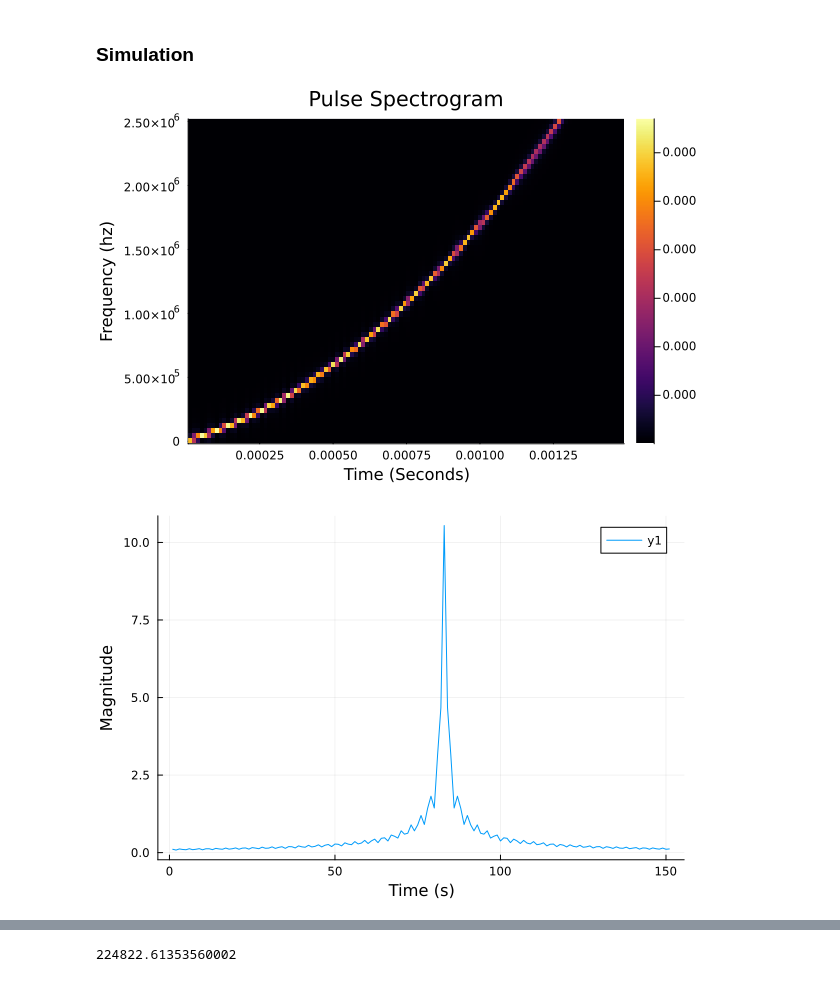
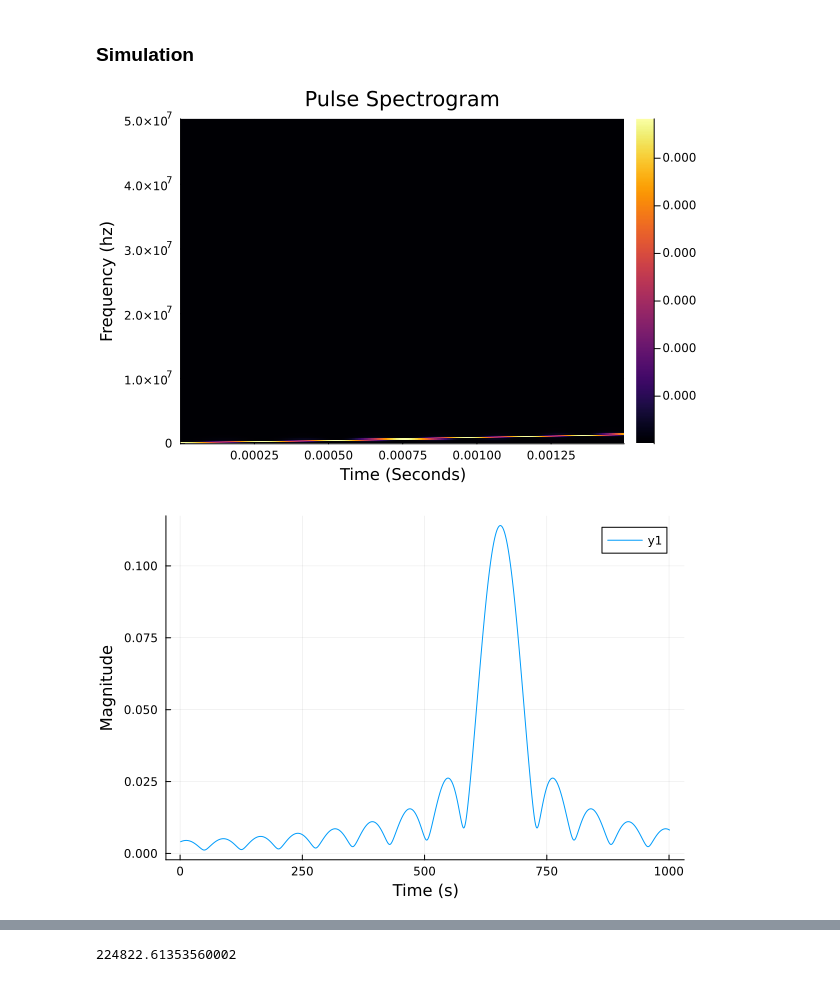
Before and after one commit to WPI-5G/radarSim, a Jupyter notebook: sim.ipynb, the cells around one changed output, grey strips where cells are left out. Cells and saved outputs as stored; diff of their text form; code cells hidden in the pictures.

```diff
--- a/sim.ipynb
+++ b/sim.ipynb
@@ -22,7 +22,7 @@ WARNING: using radarsim.c in module Main conflicts with an existing identifier.
 # %% [markdown]
 ### System Constants
 # %%
-samp_rate = 5e6  #hz
+samp_rate = 100e6  #hz
 prf = 100 #Hz
 duty_factor = .15; #.05
 β = 1e6; #Pulse Bandwidth
@@ -32,7 +32,7 @@ fc = 900_000_000; #Hz
 Gt = 40; #dB
 Gr = 45; #dB
 system_loss = 6; #dB
-coefficients = [1, 999, 41];
+coefficients = [1,145];
 
 targets = [Target(560_094, 0)]
 num_targets = length(targets);
@@ -55,22 +55,22 @@ t, pulse_train = gen_pulse_train(repetitions, samp_rate, prf, τ, β, envelope_t
 # %%
 rx_pulse_train, noise = sim_return(samp_rate, pulse_train, targets, fc=fc, system_loss=system_loss, Gt=Gt, Gr=Gr, SNR=100);
 # %%
-fft_size = 128;
+fft_size = 512;
 spec = spectrogram(pulse_train[begin:round(Int, τ*samp_rate)], fft_size; fs=samp_rate); #+ pulse_train
 
 heatmap(spec.time, LinRange(0,samp_rate/2, round(Int, fft_size/2)), spec.power[begin:round(Int, fft_size/2) , :], xguide="Time (Seconds)", yguide="Frequency (hz)", title="Pulse Spectrogram")
 # %% [output]
-[figure, old version]
+[figure, new version]
 # %%
 null, p = single_pulse(samp_rate, prf, τ, β, envelope_type="Rectangular", pulse_type="NOrderPoly", coefficients=coefficients);
 pulse_compression = conv(rx_pulse_train, conj(reverse(p[begin:round(Int, τ*samp_rate)])));
 pulse_compression = pulse_compression[1:length(rx_pulse_train)];
 # %%
 sigPower = abs.(pulse_compression)
-sigPower = sigPower[1:26300]
-plot(sigPower[26100:26250], xguide="Time (s)", yguide="Magnitude")
+sigPower = sigPower[1:530000]
+plot(sigPower[523000:524000], xguide="Time (s)", yguide="Magnitude")
 # %% [output]
-[figure, old version]
+[figure, new version]
 # %%
 peaks = argmaxima(sigPower);
 null, sigPowerMaxPeakIdx = findmax(sigPower);
```
Also changed, not shown: parts of 3 cells of this notebook.
